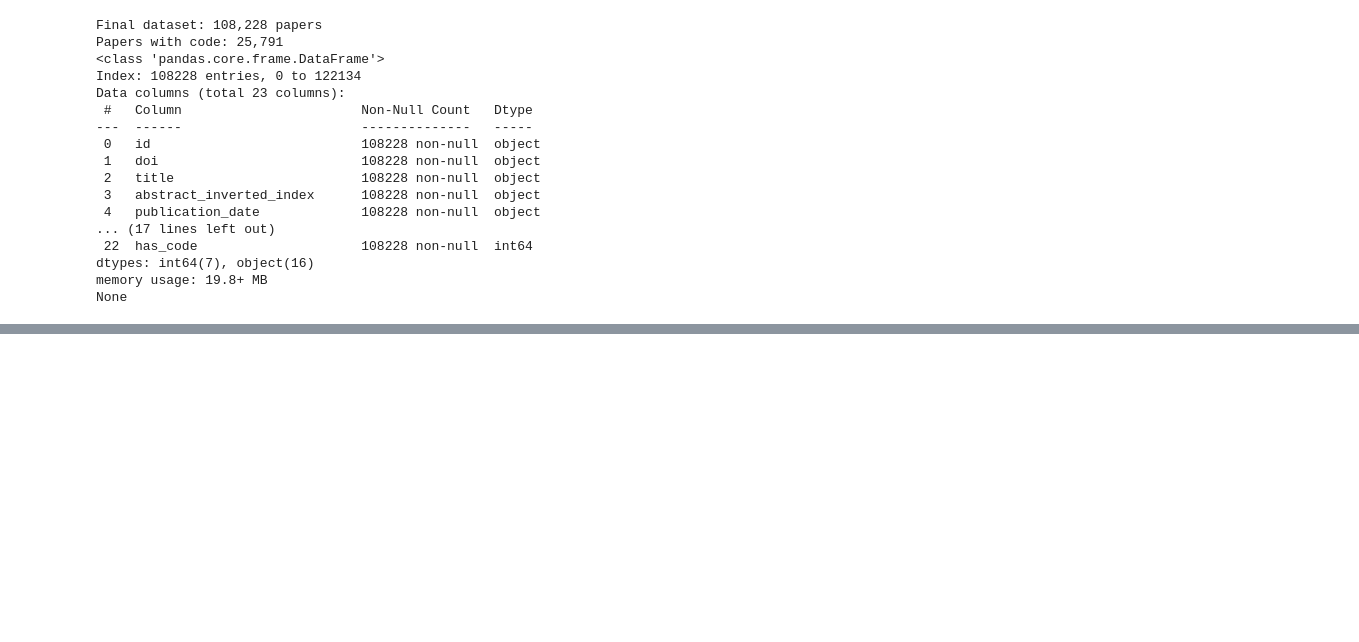
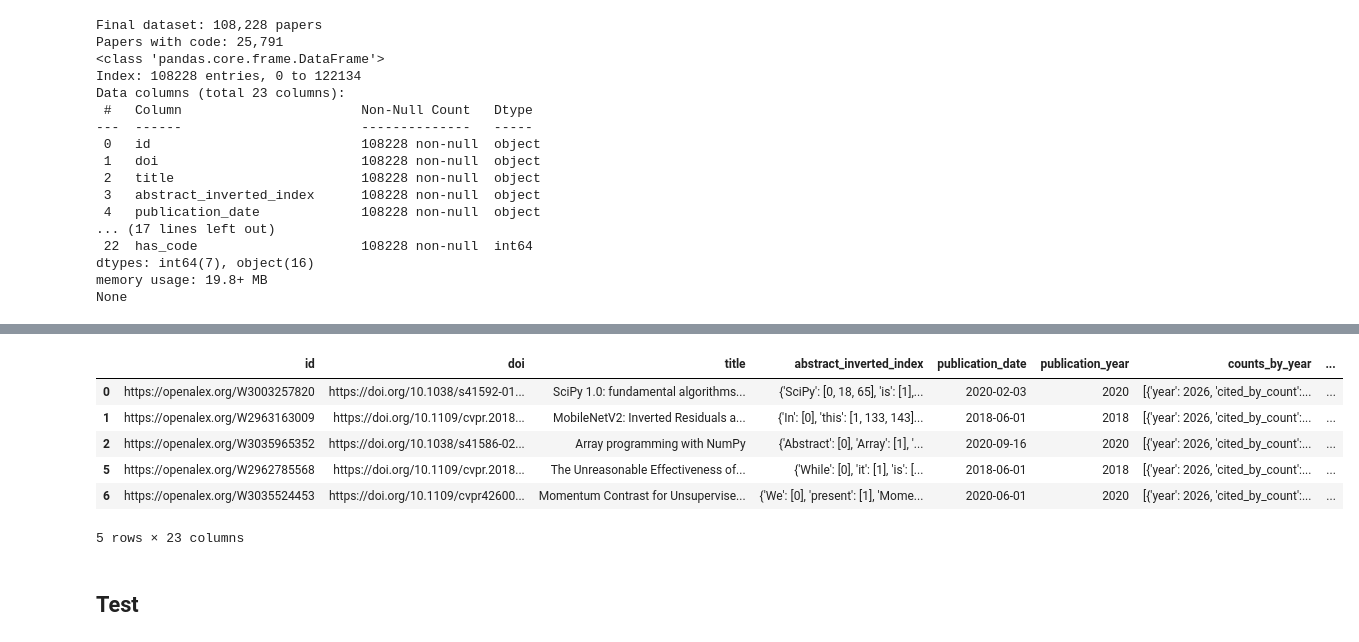
Before and after one commit to SKJ39/Predicting-Citation-Impact, a Jupyter notebook: Project_5450.ipynb, the cells around one changed output, grey strips where cells are left out. Saved outputs shown, nothing was run; the diff lists cells and outputs as text; code cells hidden in the pictures; blank space fills up the shorter version.

```diff
--- a/Project_5450.ipynb
+++ b/Project_5450.ipynb
@@ -10,6 +12,6 @@ from datasets import load_dataset
 # %%
 # Load OpenAlex dataset
-openalex_df = pd.read_csv("https://www.dropbox.com/scl/fi/53pvu6pxd3z1mbv2tj26f/openalex_works.csv?rlkey=tgrpo8ztw9wfdw2qrsnengya5&st=ly8iy6vt&dl=1")
+openalex_df = pd.read_parquet("https://www.dropbox.com/scl/fi/6uyg2v5we0nvh591y7dj8/openalex_works.parquet?rlkey=7pi1gq2pabf48t4hihncfiazj&st=tae6bjyy&dl=1")
 
 def extract_arxiv_id(locations):
     if pd.isna(locations):
@@ -22,9 +24,9 @@ def extract_arxiv_id(locations):
     for location in locations:
         url = location.get("landing_page_url") or location.get("pdf_url") or ""
 
-        match = re.search(r"arxiv\.org/(?:abs|pdf)/([^?#]+)", url)
-        if match:
-            arxiv_id = match.group(1)
+        arxiv_url = re.search(r"arxiv\.org/(?:abs|pdf)/([^?#]+)", url)
+        if arxiv_url is not None:
+            arxiv_id = arxiv_url.group(1)
             return re.sub(r"v\d+$", "", arxiv_id)
     return None
 
@@ -147,0 +188,12 @@ None
+# %%
+final_df.head(5)
+# %% [output]
+|  | id | doi | title | abstract_inverted_index | publication_date | publication_year | counts_by_year | ... |
+| 0 | https://openalex.org/W3003257820 | https://doi.org/10.1038/s41592-01... | SciPy 1.0: fundamental algorithms... | {'SciPy': [0, 18, 65], 'is': [1],... | 2020-02-03 | 2020 | [{'year': 2026, 'cited_by_count':... | ... |
+| 1 | https://openalex.org/W2963163009 | https://doi.org/10.1109/cvpr.2018... | MobileNetV2: Inverted Residuals a... | {'In': [0], 'this': [1, 133, 143]... | 2018-06-01 | 2018 | [{'year': 2026, 'cited_by_count':... | ... |
+| 2 | https://openalex.org/W3035965352 | https://doi.org/10.1038/s41586-02... | Array programming with NumPy | {'Abstract': [0], 'Array': [1], '... | 2020-09-16 | 2020 | [{'year': 2026, 'cited_by_count':... | ... |
+| 5 | https://openalex.org/W2962785568 | https://doi.org/10.1109/cvpr.2018... | The Unreasonable Effectiveness of... | {'While': [0], 'it': [1], 'is': [... | 2018-06-01 | 2018 | [{'year': 2026, 'cited_by_count':... | ... |
+| 6 | https://openalex.org/W3035524453 | https://doi.org/10.1109/cvpr42600... | Momentum Contrast for Unsupervise... | {'We': [0], 'present': [1], 'Mome... | 2020-06-01 | 2020 | [{'year': 2026, 'cited_by_count':... | ... |
+5 rows × 23 columns
+# %% [markdown]
+## Test
```
Also changed, not shown: parts of 6 cells of this notebook.
